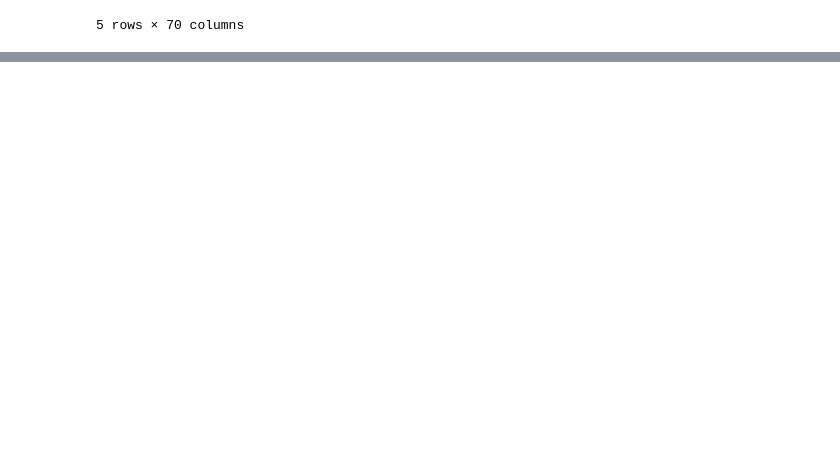
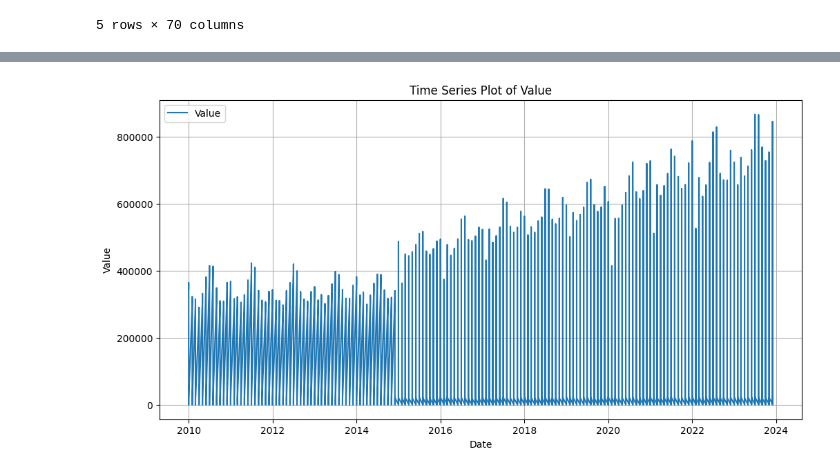
Before and after one commit to Kishendas123/Electricity_Production_Forecasting_SARIMAX, a Jupyter notebook: Electricity_production.ipynb, the cells around one changed output, grey strips where cells are left out. Drawn from its saved outputs; the diff is of its cells as text; code cells hidden in the pictures; blank space fills up the shorter version.

```diff
--- a/Electricity_production.ipynb
+++ b/Electricity_production.ipynb
@@ -95,0 +109,14 @@ for key, value in result[4].items():
+# %%
+# Time Series Plot: Visually inspect for trends, seasonality or any patterns:
+import matplotlib.pyplot as plt
+
+plt.figure(figsize=(12, 6))
+plt.plot(df_clean.index, df_clean['value'], label='Value')
+plt.title('Time Series Plot of Value')
+plt.xlabel('Date')
+plt.ylabel('Value')
+plt.legend()
+plt.grid(True)
+plt.show()
+# %% [output]
+[figure, added]
```
Also changed, not shown: parts of 18 cells of this notebook.
